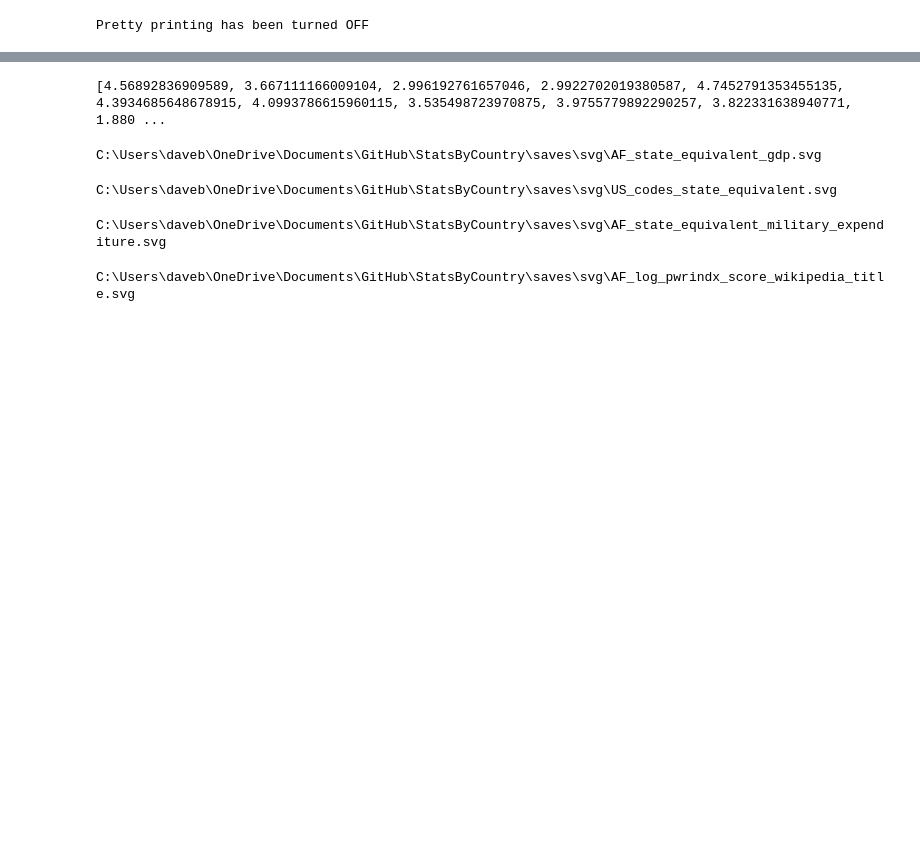
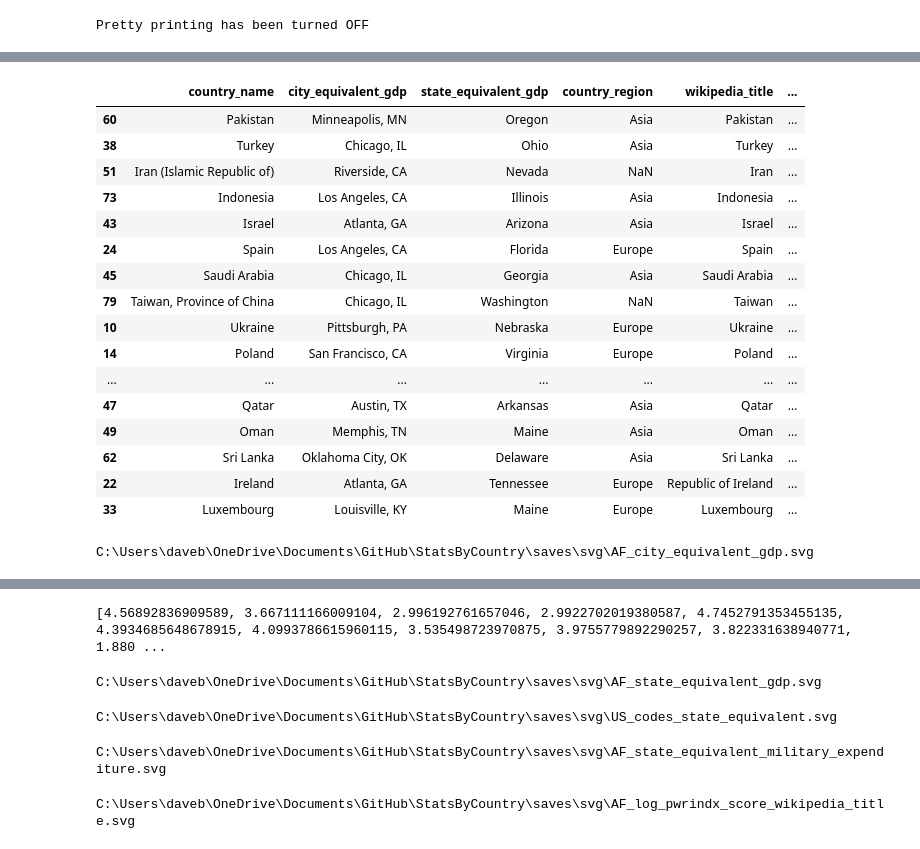
Before and after one commit to dbabbitt/StatsByCountry, a Jupyter notebook: ipynb/Eurasia Explorations.ipynb, the cells around one changed output, grey strips where cells are left out. Cells and saved outputs as stored; diff of their text form; code cells hidden in the pictures; blank space fills up the shorter version.

```diff
--- a/ipynb/Eurasia Explorations.ipynb
+++ b/ipynb/Eurasia Explorations.ipynb
@@ -38,0 +124,47 @@ eurasia_df[columns_list].sort_values(['pwrindx_score'], ascending=[False])
+# %%
+
+eurasia_df = s.load_object('eurasia_df')
+mask_series = ~eurasia_df.city_equivalent_gdp.isin(['New York, NY', 'Honolulu, HI'])
+columns_list = ['country_name', 'city_equivalent_gdp', 'state_equivalent_gdp', 'country_region', 'wikipedia_title', 'country_code',
+                'pwrindx_rank', 'short_form_name', 'pwrindx_score']
+eurasia_df[mask_series][columns_list].sort_values(['pwrindx_score'], ascending=[True])
+# %% [output]
+|  | country_name | city_equivalent_gdp | state_equivalent_gdp | country_region | wikipedia_title | ... |
+| 60 | Pakistan | Minneapolis, MN | Oregon | Asia | Pakistan | ... |
+| 38 | Turkey | Chicago, IL | Ohio | Asia | Turkey | ... |
+| 51 | Iran (Islamic Republic of) | Riverside, CA | Nevada | NaN | Iran | ... |
+| 73 | Indonesia | Los Angeles, CA | Illinois | Asia | Indonesia | ... |
+| 43 | Israel | Atlanta, GA | Arizona | Asia | Israel | ... |
+| 24 | Spain | Los Angeles, CA | Florida | Europe | Spain | ... |
+| 45 | Saudi Arabia | Chicago, IL | Georgia | Asia | Saudi Arabia | ... |
+| 79 | Taiwan, Province of China | Chicago, IL | Washington | NaN | Taiwan | ... |
+| 10 | Ukraine | Pittsburgh, PA | Nebraska | Europe | Ukraine | ... |
+| 14 | Poland | San Francisco, CA | Virginia | Europe | Poland | ... |
+| ... | ... | ... | ... | ... | ... | ... |
+| 47 | Qatar | Austin, TX | Arkansas | Asia | Qatar | ... |
+| 49 | Oman | Memphis, TN | Maine | Asia | Oman | ... |
+| 62 | Sri Lanka | Oklahoma City, OK | Delaware | Asia | Sri Lanka | ... |
+| 22 | Ireland | Atlanta, GA | Tennessee | Europe | Republic of Ireland | ... |
+| 33 | Luxembourg | Louisville, KY | Maine | Europe | Luxembourg | ... |
+# %%
+
+import sys
+sys.path.insert(1, '../py')
+import choropleth_utils
+import os
+import numpy as np
+
+s = choropleth_utils.s
+eurasia_df = s.load_object('eurasia_df')
+mask_series = eurasia_df.country_name.isnull()
+one_country_df = eurasia_df[~mask_series].set_index('country_name', drop=True).rename(columns={'country_code': 'district_abbreviation'})
+df = eurasia_df[~mask_series].set_index('country_code', drop=True)
+c = choropleth_utils.ChoroplethUtilities(iso_3166_2_code='af', one_country_df=one_country_df, all_countries_df=df)
+c.create_label_line_file()
+string_column_name = 'city_equivalent_gdp'
+colors_dict = s.load_object('eurasia_country_code_color_dict')
+svg_file_path = c.create_country_labeled_map(string_column_name=string_column_name, one_country_df=one_country_df,
+                                             colors_dict=colors_dict, colors_keyed_to_district_abbreviation=True)
+print(os.path.abspath(svg_file_path))
+# %% [output]
+C:\Users\daveb\OneDrive\Documents\GitHub\StatsByCountry\saves\svg\AF_city_equivalent_gdp.svg
```
Also changed, not shown: parts of 8 cells of this notebook, 44 other files.
